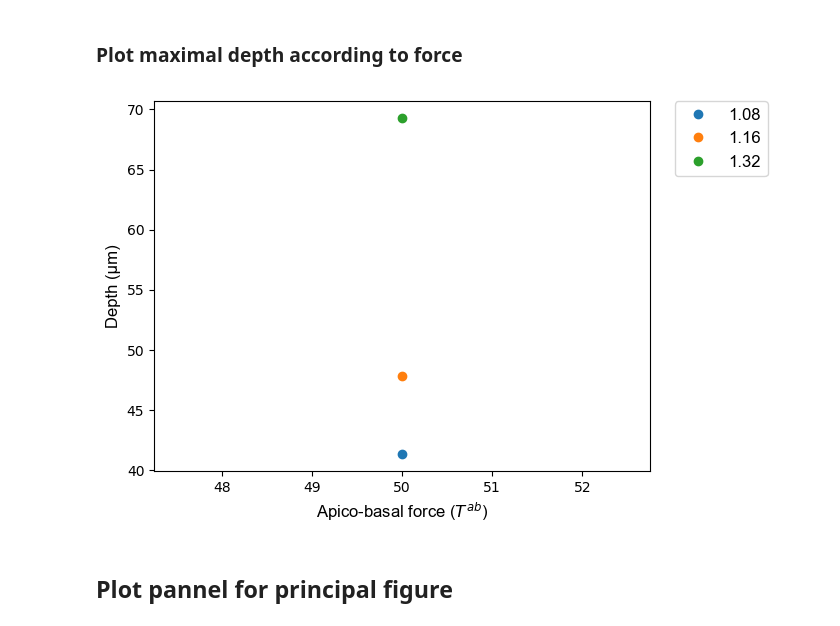
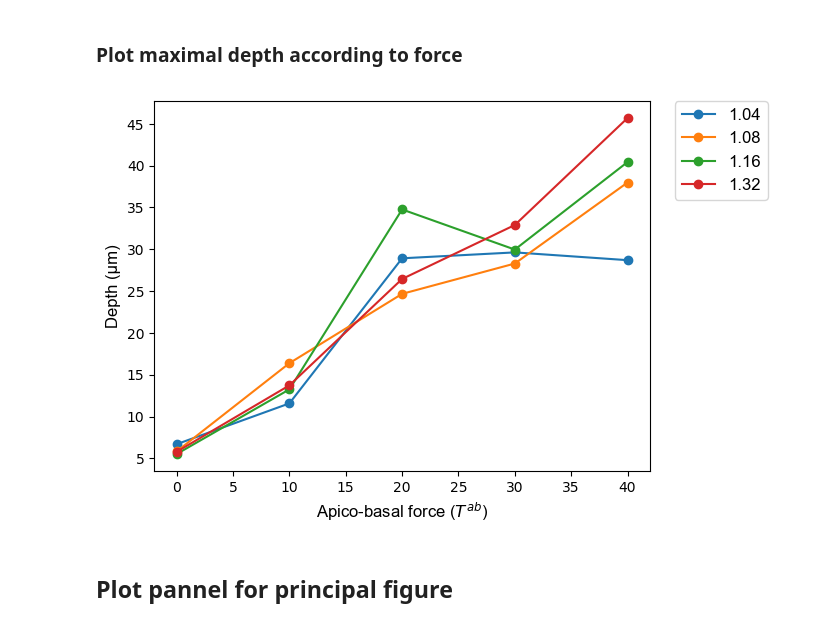
Before and after one commit to suzannelab/invagination, a Jupyter notebook: notebooks/EmbryoMesodermInvagination_AnalysePrincipale.ipynb, the cells around one changed output. Drawn from its saved outputs; the diff is of its cells as text; code cells hidden in the pictures.

```diff
--- a/notebooks/EmbryoMesodermInvagination_AnalysePrincipale.ipynb
+++ b/notebooks/EmbryoMesodermInvagination_AnalysePrincipale.ipynb
@@ -45,9 +45,9 @@ SIM_DIR = Path('/home/admin-suz/Documents/SimulationsReview')
 old = None
 # %%
 
-dirname = SIM_DIR/'2018-07-18'
+dirname = SIM_DIR/'2018-08-01'
 #target_dirname = Path('/home/admin-suz/Documents/SimulationsReview/')/'2018-07-12'
-list_dir = np.sort(os.listdir(dirname))
-
+list_dir = sorted(os.listdir(dirname))
+#list_dir= list_dir[0:8:2]
 list_dir
 # %% [output]
@@ -141,12 +135,15 @@ plt.show()
 # nombre de cellule qui tirent au cours du temps :
 list_nb_pulling_cell = []
 
-sheet = open_sheet(os.path.join(dirname, list_dir[1]),0)
-depth_0 = define_depth(os.path.join(dirname, list_dir[1]), 0, ['z', 'x'])
+chosen_dir = list_dir[1]
+print(chosen_dir)
+
+sheet = open_sheet(os.path.join(dirname, chosen_dir),0)
+depth_0 = define_depth(os.path.join(dirname, chosen_dir), 0, ['z', 'x'])
 depth=[]
-for t in range(0,50):
-    sheet = open_sheet(os.path.join(dirname, list_dir[1]),t)
-    depth.append(depth_0 - define_depth(os.path.join(dirname, list_dir[1]),t, ['z', 'x']))
+for t in range(0,200):
+    sheet = open_sheet(os.path.join(dirname, chosen_dir),t)
+    depth.append(depth_0 - define_depth(os.path.join(dirname, chosen_dir),t, ['z', 'x']))
     sheet.vert_df[sheet.vert_df.radial_tension>0]
     res=(sheet.edge_df[(sheet.edge_df.srce.isin(sheet.vert_df[sheet.vert_df.radial_tension>0].index))
                            &
@@ -239,8 +229,8 @@ sheet.edge_df
 ### Plot maximal depth according to force
 # %%
 mpl.rcParams.update(mpl.rcParamsDefault)
-contractility = ['1.08', '1.16', '1.32']
-force = [ '50']
+contractility = ['1.04','1.08', '1.16', '1.32']
+force = ['0', '10', '20', '30', '40']
 
 from invagination.toolbox import define_depth
 def define_time_max_depth(directory, nb_t=200):
@@ -254,32 +244,32 @@ def define_time_max_depth(directory, nb_t=200):
         try :
             depths.append(depth_0 - define_depth(directory, t, ['z', 'x']))
         except Exception:
             depths.append(0)
 
     time = depths.index(max(depths))
     return time, max(depths)
 
 fig, ax = plt.subplots()
 
 for c in contractility :
     stores = [f for f in list_dir if not(f.find(c))]
     list_t = {}
     for fab in force :
         file_directory = [f for f in stores if (f.find(str('_'+fab+'_')))>0] [0]
 
         t,d =  define_time_max_depth(os.path.join(dirname, file_directory))
         list_t[fab] = d
 
         #list_t[fab] = result_dataframe.loc[file_directory,'depth']
 
 
     ax.plot ([int (u)for u in list_t.keys()], [float (u)for u in list_t.values()],
-             '.',markersize=12, label = round(float(c), 2))
+             '.-',markersize=12, label = round(float(c), 2))
 
 
 ax.legend(bbox_to_anchor=(1.05, 1), loc=2, borderaxespad=0., prop={'size': 12, 'family':'Arial'})
 ax.set_xlabel('Apico-basal force ($T^{ab}$)', size=12, family='Arial')
 ax.set_ylabel('Depth (µm)', size=12, family='Arial')
 fig.savefig('../depth_contractility.svg', dpi = 300)
 # %% [output]
-[figure, old version]
+[figure, new version]
```
Also changed, not shown: parts of 31 cells of this notebook, 9 other files.
